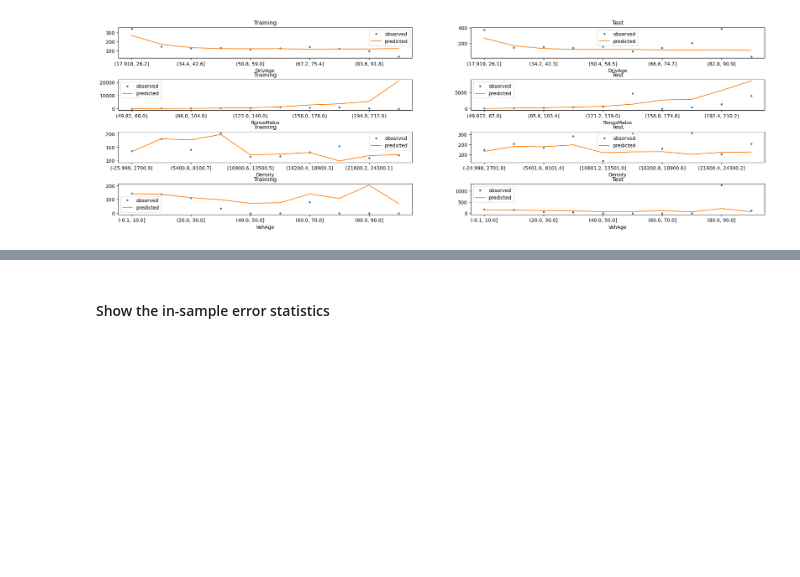
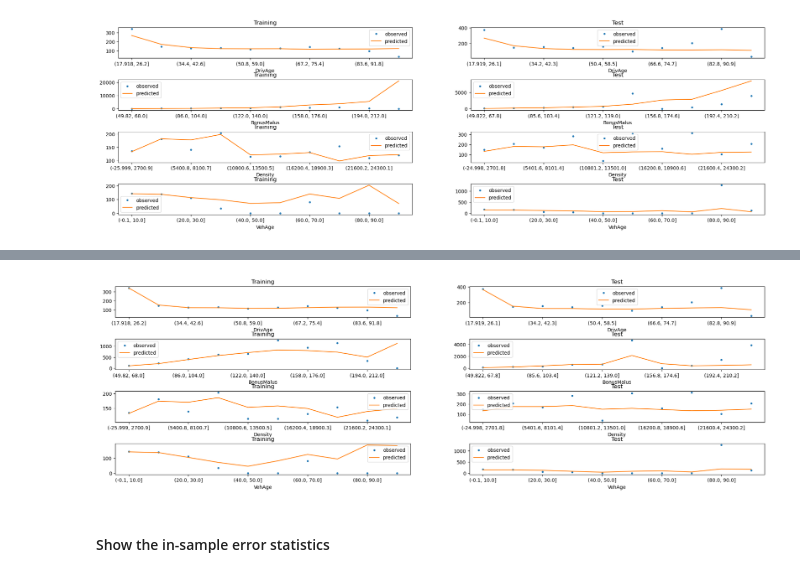
Before and after one commit to g-r-m-n/Premium, a Jupyter notebook: src/Premium_analysis.ipynb, the cells around one changed output, grey strips where cells are left out. Drawn from its saved outputs; the diff is of its cells as text; code cells hidden in the pictures; blank space fills up the shorter version.

```diff
--- a/src/Premium_analysis.ipynb
+++ b/src/Premium_analysis.ipynb
@@ -559,3 +577,8 @@ plot_feature_fit(glm_tr, df, X_train, X_test, x_vars_show)
+# %%
+# plot fit according to aggregated feature values:
+plot_feature_fit(gbm_tw_model, df, X_train, X_test, x_vars_show)
+# %% [output]
+[figure, added]
 # %% [markdown]
 #### Show the in-sample error statistics
 # %%
```
Also changed, not shown: parts of 14 cells of this notebook, 3 other files.
